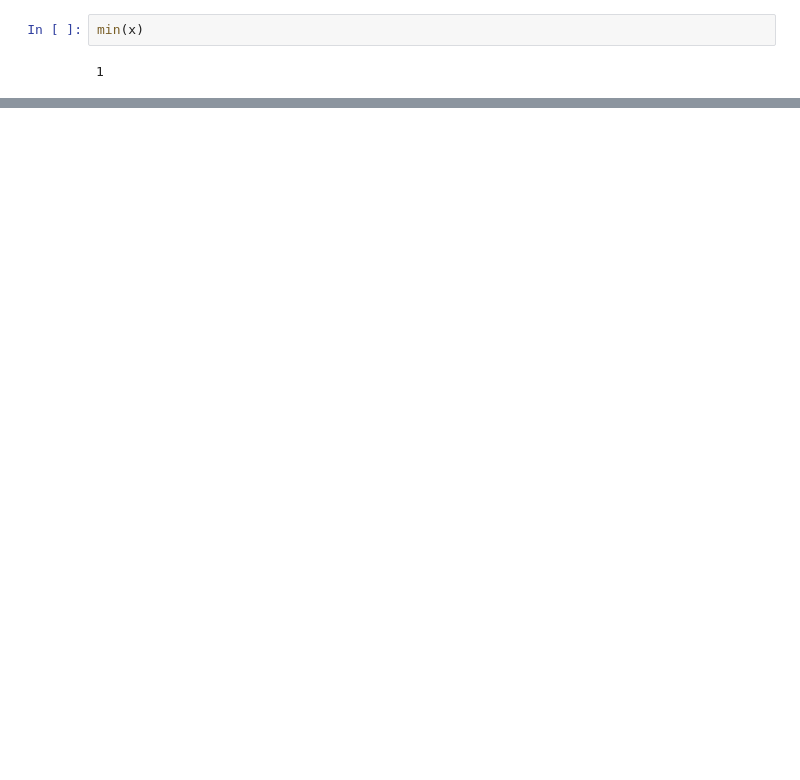
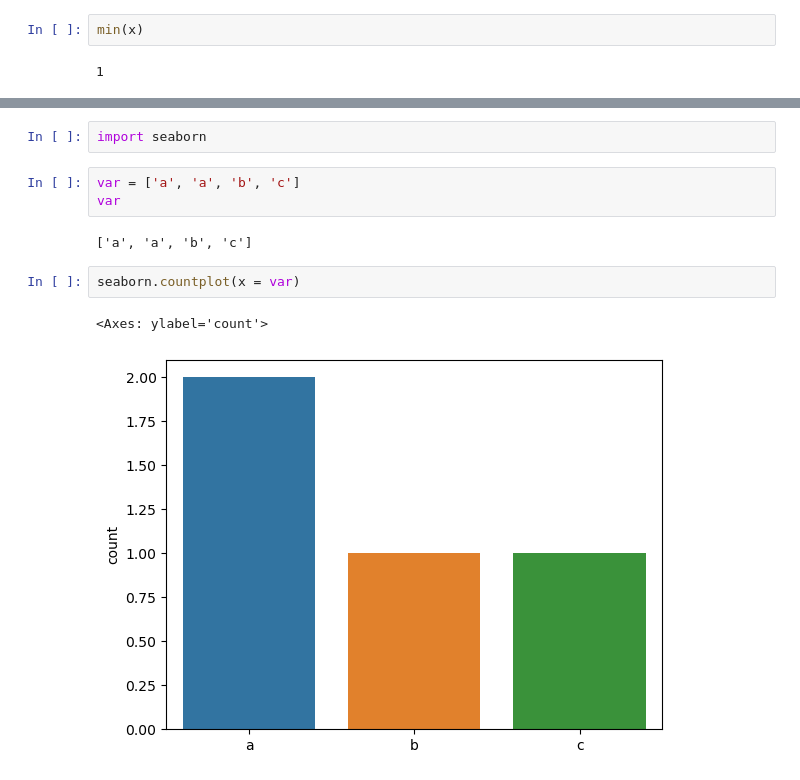
Before and after one commit to CheonSeWan/kit_bigdata, a Jupyter notebook: src/chapter03.ipynb, the cells around one changed output, grey strips where cells are left out. Saved outputs shown, nothing was run; the diff lists cells and outputs as text; blank space fills up the shorter version.

```diff
--- a/src/chapter03.ipynb
+++ b/src/chapter03.ipynb
@@ -122,0 +153,12 @@ x_max
+# %%
+import seaborn
+# %%
+var = ['a', 'a', 'b', 'c']
+var
+# %% [output]
+['a', 'a', 'b', 'c']
+# %%
+seaborn.countplot(x = var)
+# %% [output]
+<Axes: ylabel='count'>
+[figure, added]
```
Also changed, not shown: parts of 17 cells of this notebook.
